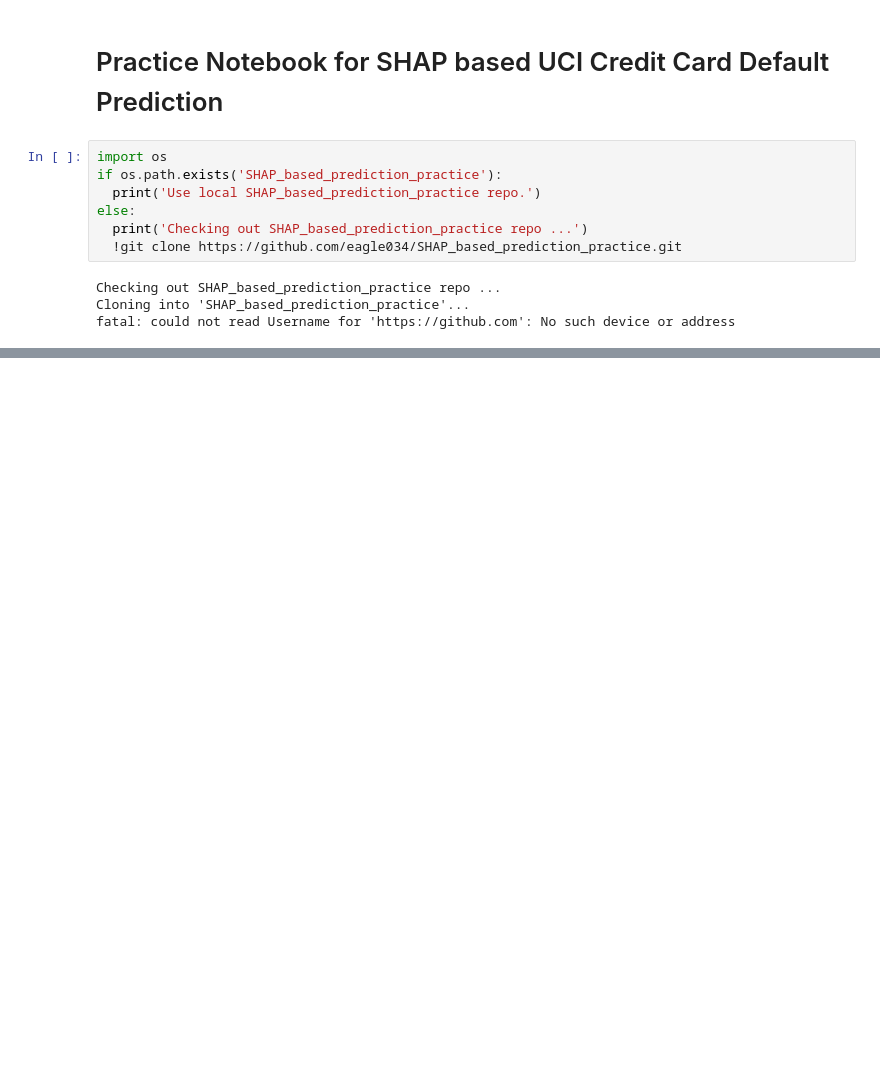
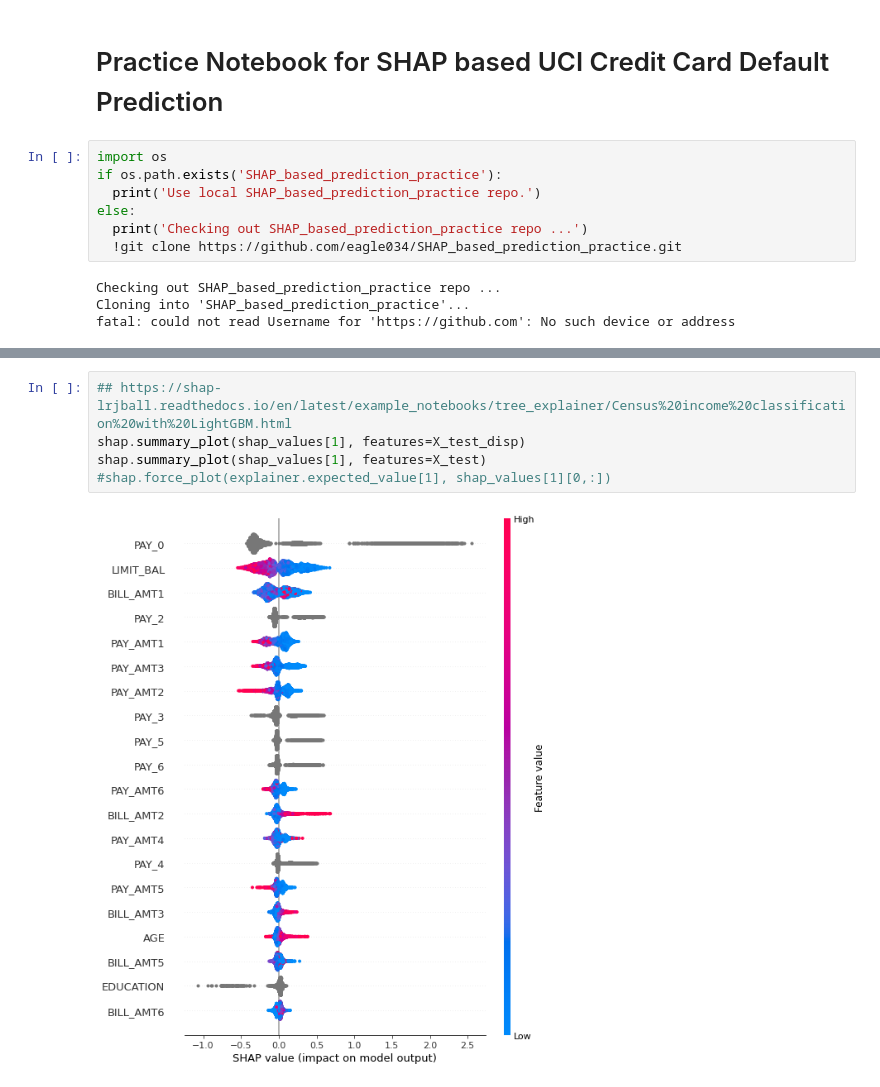
Before and after one commit to eagle034/UNCC_DSBA_5122_visualization_project, a Jupyter notebook: TREE_SHAP_UCI_Credit_Card_default_practice.ipynb, the cells around one changed output, grey strips where cells are left out. Cells and saved outputs as stored; diff of their text form; blank space fills up the shorter version.

```diff
--- a/TREE_SHAP_UCI_Credit_Card_default_practice.ipynb
+++ b/TREE_SHAP_UCI_Credit_Card_default_practice.ipynb
@@ -20,0 +219,7 @@ fatal: could not read Username for 'https://github.com': No such device or addre
+# %%
+## https://shap-lrjball.readthedocs.io/en/latest/example_notebooks/tree_explainer/Census%20income%20classification%20with%20LightGBM.html
+shap.summary_plot(shap_values[1], features=X_test_disp)
+shap.summary_plot(shap_values[1], features=X_test)
+#shap.force_plot(explainer.expected_value[1], shap_values[1][0,:])
+# %% [output]
+[figure, added]
```
Also changed, not shown: parts of 42 cells of this notebook.
